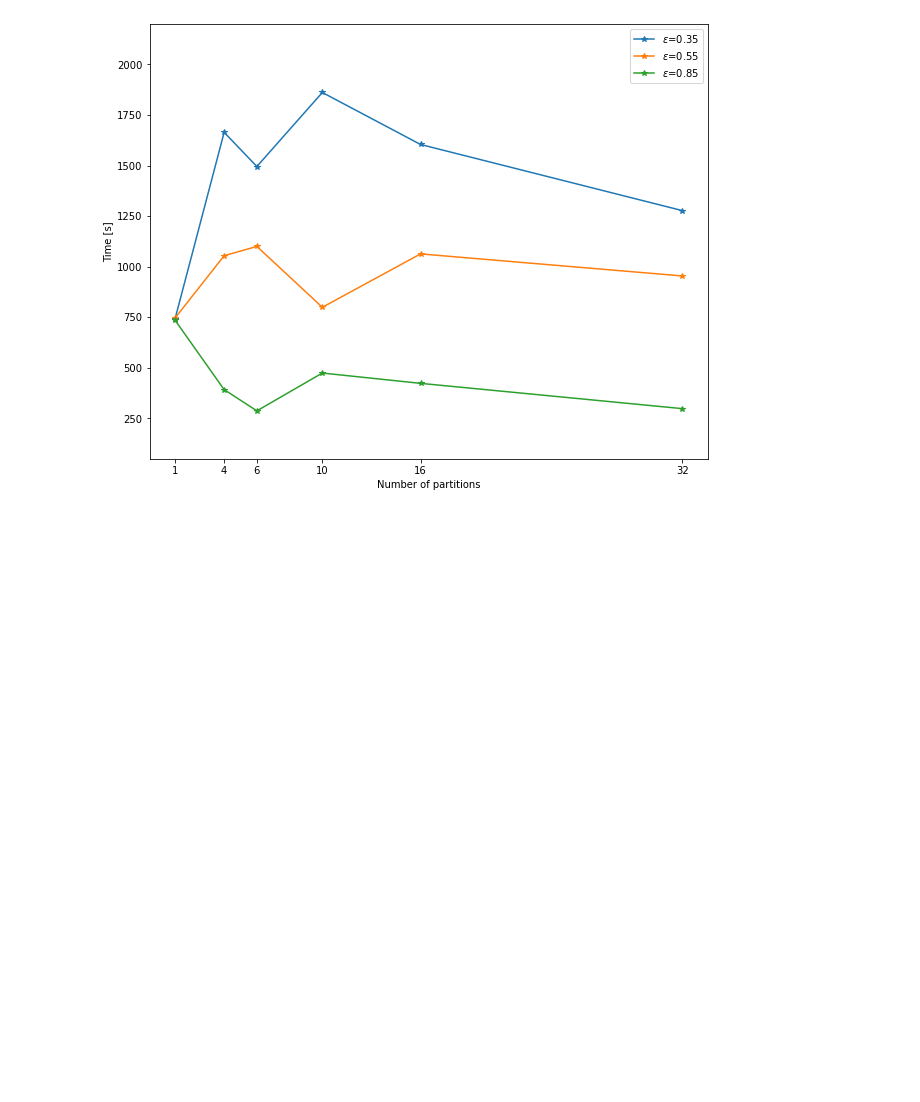
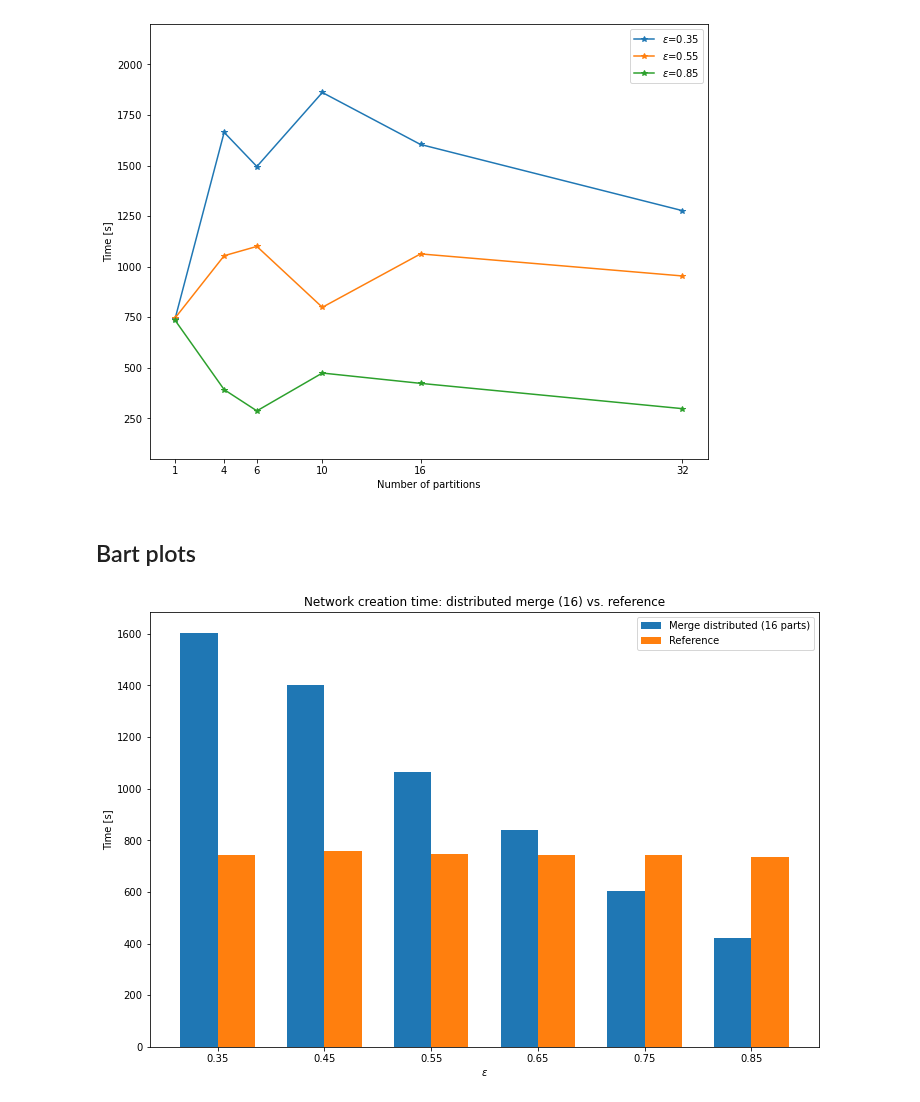
Before and after one commit to jrybicki-jsc/smms, a Jupyter notebook: graphla/times.ipynb, the cells around one changed output. Saved outputs shown, nothing was run; the diff lists cells and outputs as text; code cells hidden in the pictures; blank space fills up the shorter version.

Commit message:
with bar plots

```diff
--- a/graphla/times.ipynb
+++ b/graphla/times.ipynb
@@ -337,3 +337,5 @@ plt.ylabel("Time [s]");
 #plt.savefig('../fig/fig12.svg', format='svg', bbox_inches = 'tight', dpi=1000);
 # %% [output]
 [figure]
+# %% [markdown]
+## Bart plots
@@ -339,0 +346,18 @@ plt.ylabel("Time [s]");
+# %%
+num_parts = 16
+fig, ax = plt.subplots(figsize=(12, 8))
+plt.title(f"Network creation time: distributed merge ({num_parts}) vs. reference")
+[net_calc, convert, merge, total] = merge_results[num_parts]
+
+x = np.arange(len(merge.keys()))
+width = 0.35
+
+rects1 = ax.bar(x - width / 2, total.values(), width, label=f"Merge distributed ({num_parts} parts)")
+rects2 = ax.bar(x + width / 2, df.Creation.values, width, label='Reference')
+
+plt.legend()
+plt.xlabel('$\epsilon$')
+plt.ylabel('Time [s]');
+ax.set_xticks(x, merge.keys());
+# %% [output]
+[figure, added]
```
Also changed, not shown: parts of 3 cells of this notebook.
